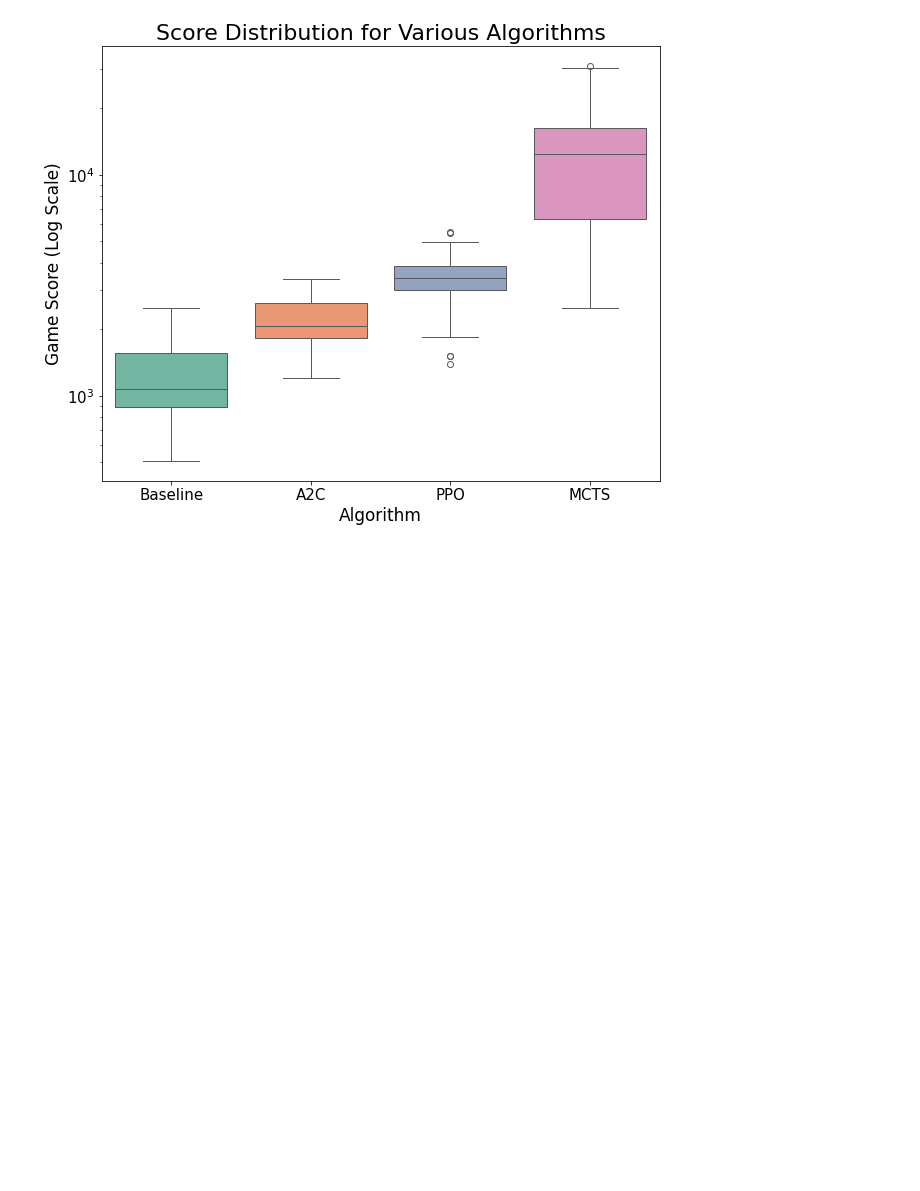
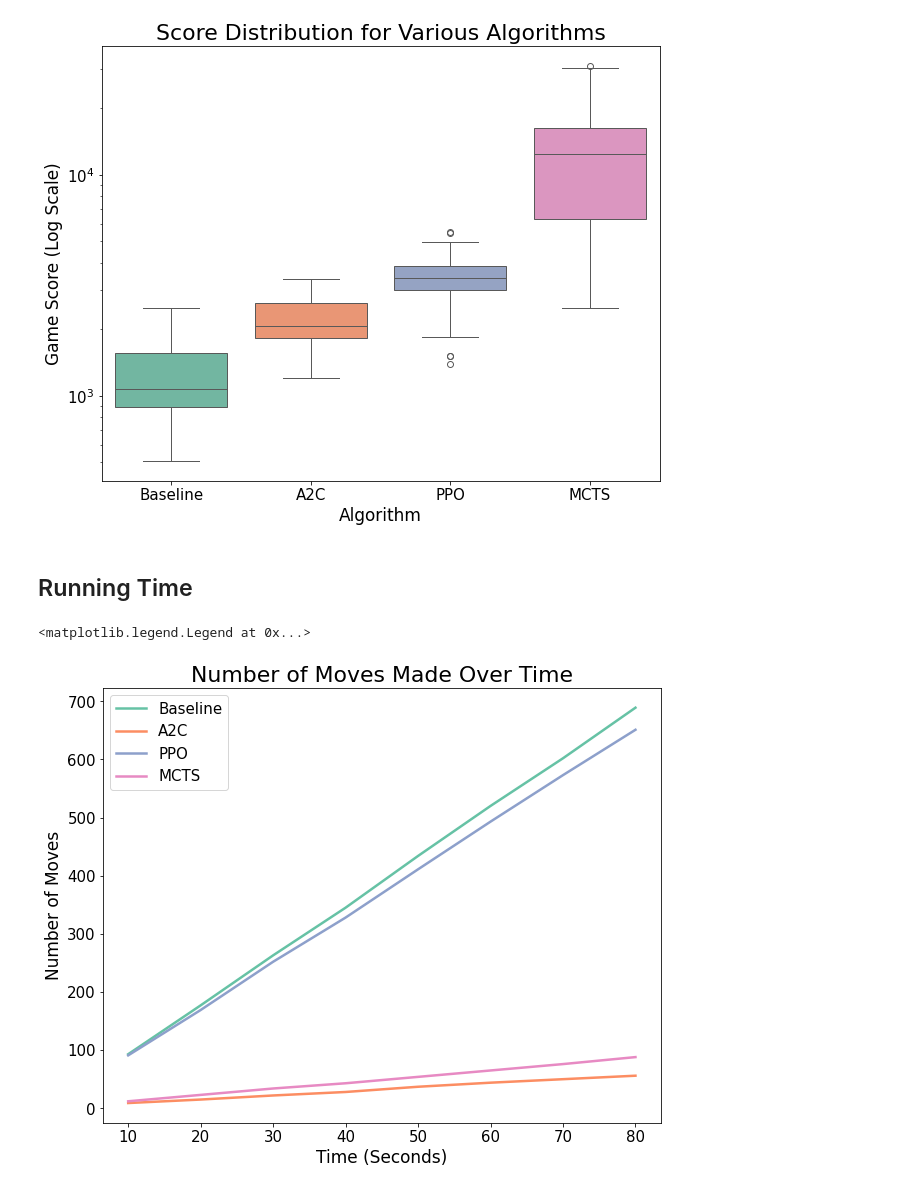
Before and after one commit to AnthonyCusi/ultimate-2048, a Jupyter notebook: src/plots.ipynb, the cells around one changed output. Cells and saved outputs as stored; diff of their text form; code cells hidden in the pictures; blank space fills up the shorter version.

Commit message:
Added evaluation intro, moves per second plot

```diff
--- a/src/plots.ipynb
+++ b/src/plots.ipynb
@@ -73,3 +75,30 @@ Passing `palette` without assigning `hue` is deprecated and will be removed in v
 
   sns.boxplot(x='Algorithm', y='Game Score', data=score_df, palette = 'Set2')
 [figure]
+# %% [markdown]
+## Running Time
+# %%
+baseline_moves = [93, 177, 263, 345, 434, 520, 602, 689]
+a2c_moves = [9, 15, 22, 28, 37, 44, 50, 56]
+ppo_moves = [91, 169, 252, 328, 411, 493, 573, 651]
+mcts_moves = [12, 23, 34, 43, 54, 65, 76, 88]
+time = [10, 20, 30, 40, 50, 60, 70, 80]
+
+time_df = pd.DataFrame({
+    'Algorithm': ['Baseline'] * len(baseline_moves) + ['A2C'] * len(a2c_moves) + ['PPO'] * len(ppo_moves) + ['MCTS'] * len(mcts_moves),
+    'Seconds': time * 4,
+    'Moves': np.concatenate([baseline_moves, a2c_moves, ppo_moves, mcts_moves])
+})
+
+plt.figure(figsize=(10, 8))
+sns.lineplot(x='Seconds', y='Moves', hue='Algorithm', data=time_df, palette='Set2', linewidth=2.5)  #)
+
+plt.title('Number of Moves Made Over Time', fontsize = 22)
+plt.xlabel('Time (Seconds)', fontsize = 17)
+plt.ylabel('Number of Moves', fontsize = 17)
+plt.xticks(fontsize = 15)
+plt.yticks(fontsize = 15)
+plt.legend(fontsize = 15)
+# %% [output]
+<matplotlib.legend.Legend at 0x...>
+[figure, added]
```
Also changed, not shown: parts of 1 cell of this notebook, 2 other files.
